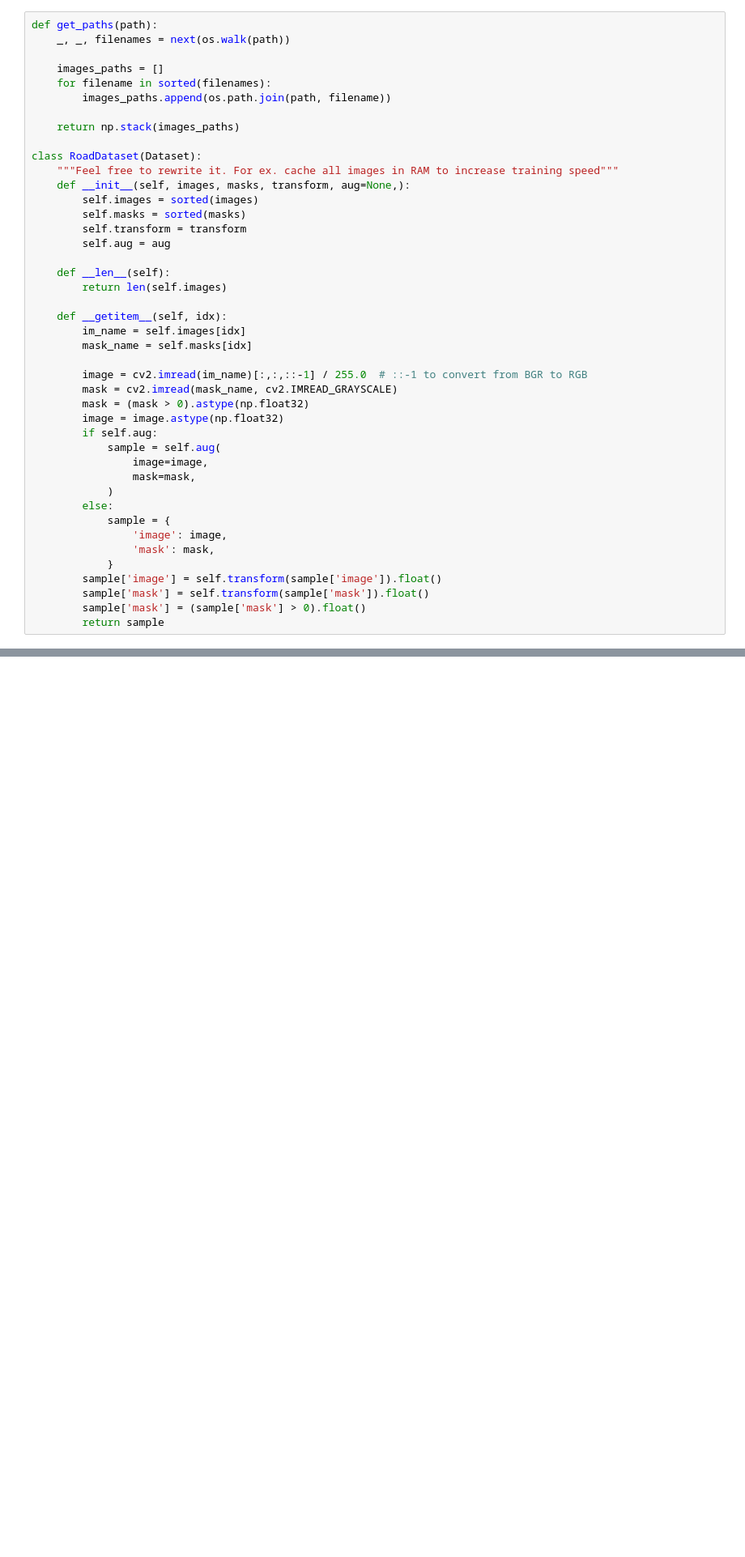
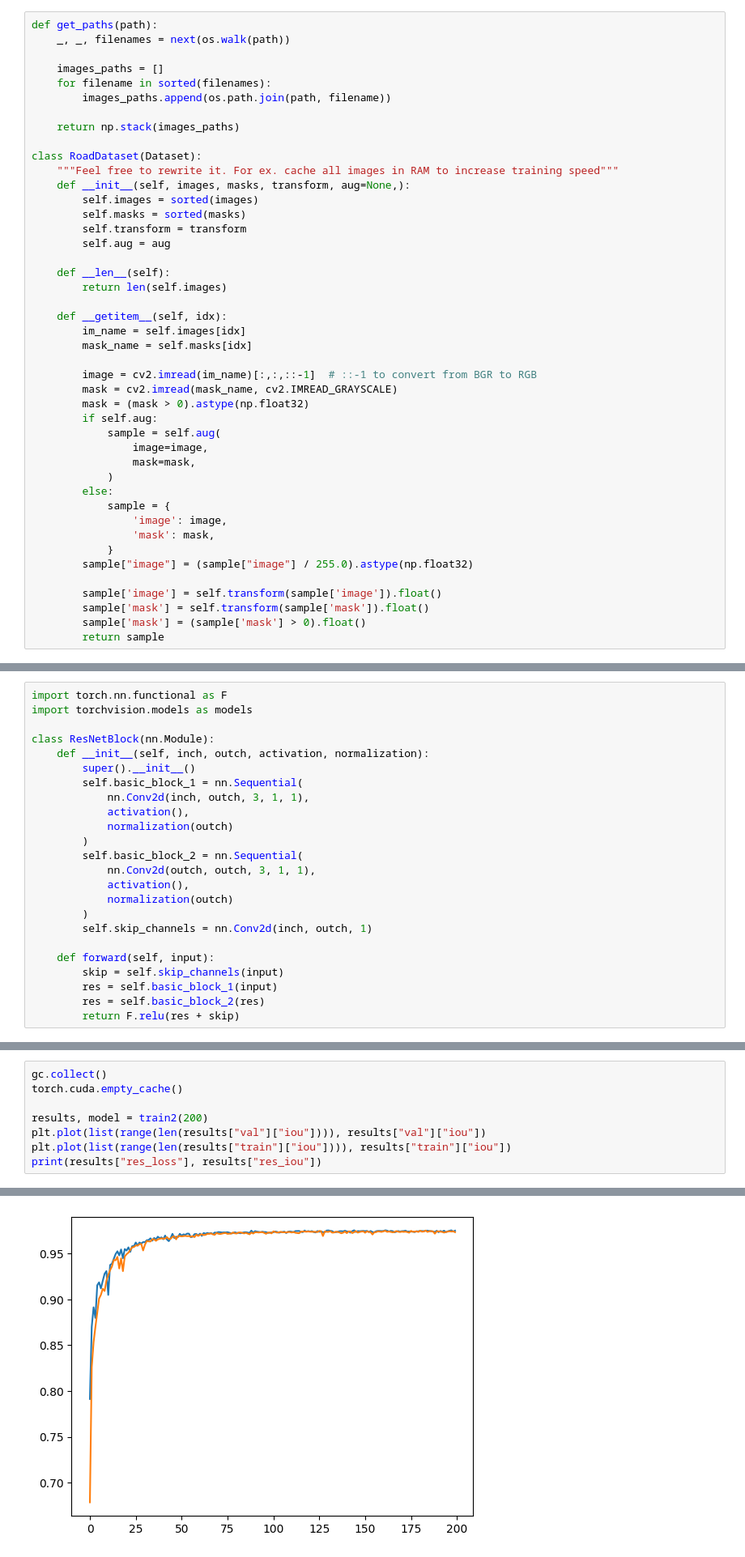
Before and after one commit to nizovskiyka/deep_vision_and_graphics, a Jupyter notebook: homework02/homework-part1-segmentation.ipynb, the cells around one changed output, grey strips where cells are left out. Shown: that part at 81% size. Drawn from its saved outputs; the diff is of its cells as text; blank space fills up the shorter version.

```diff
--- a/homework02/homework-part1-segmentation.ipynb
+++ b/homework02/homework-part1-segmentation.ipynb
@@ -63,10 +63,9 @@ class RoadDataset(Dataset):
         im_name = self.images[idx]
         mask_name = self.masks[idx]
 
-        image = cv2.imread(im_name)[:,:,::-1] / 255.0  # ::-1 to convert from BGR to RGB
+        image = cv2.imread(im_name)[:,:,::-1]  # ::-1 to convert from BGR to RGB
         mask = cv2.imread(mask_name, cv2.IMREAD_GRAYSCALE)
         mask = (mask > 0).astype(np.float32)
-        image = image.astype(np.float32)
         if self.aug:
             sample = self.aug(
                 image=image,
@@ -77,6 +76,8 @@ class RoadDataset(Dataset):
                 'image': image,
                 'mask': mask,
             }
+        sample["image"] = (sample["image"] / 255.0).astype(np.float32)
+
         sample['image'] = self.transform(sample['image']).float()
         sample['mask'] = self.transform(sample['mask']).float()
         sample['mask'] = (sample['mask'] > 0).float()
@@ -528,0 +535,24 @@ torch.save(new_model.state_dict(), "road_seg_unet_solution.pt")
+# %%
+import torch.nn.functional as F
+import torchvision.models as models
+
+class ResNetBlock(nn.Module):
+    def __init__(self, inch, outch, activation, normalization):
+        super().__init__()
+        self.basic_block_1 = nn.Sequential(
+            nn.Conv2d(inch, outch, 3, 1, 1),
+            activation(),
+            normalization(outch)
+        )
+        self.basic_block_2 = nn.Sequential(
+            nn.Conv2d(outch, outch, 3, 1, 1),
+            activation(),
+            normalization(outch)
+        )
+        self.skip_channels = nn.Conv2d(inch, outch, 1)
+
+    def forward(self, input):
+        skip = self.skip_channels(input)
+        res = self.basic_block_1(input)
+        res = self.basic_block_2(res)
+        return F.relu(res + skip)
@@ -528,0 +735,9 @@ torch.save(new_model.state_dict(), "road_seg_unet_solution.pt")
+# %%
+gc.collect()
+torch.cuda.empty_cache()
+
+results, model = train2(200)
+plt.plot(list(range(len(results["val"]["iou"]))), results["val"]["iou"])
+plt.plot(list(range(len(results["train"]["iou"]))), results["train"]["iou"])
+print(results["res_loss"], results["res_iou"])
+# %% [output]
@@ -528,0 +745 @@ torch.save(new_model.state_dict(), "road_seg_unet_solution.pt")
+[figure, added]
```
Also changed, not shown: parts of 13 cells of this notebook.
